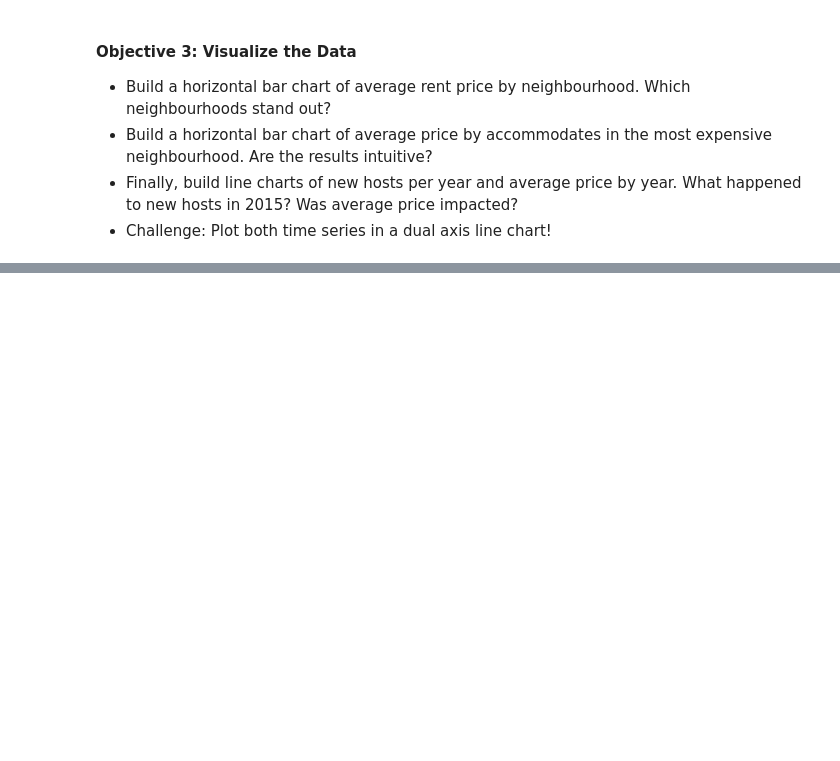
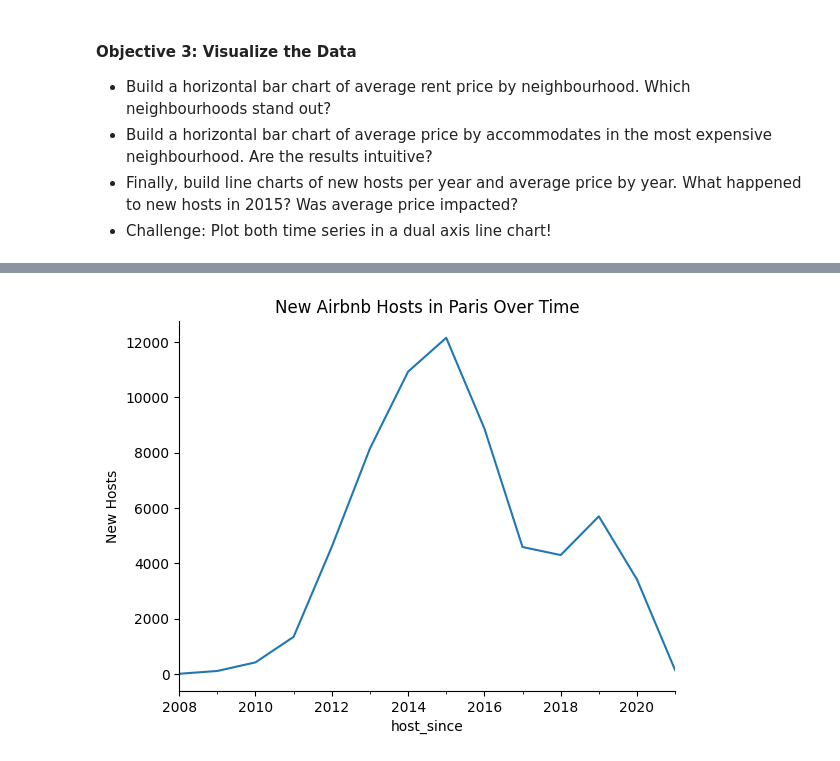
Before and after one commit to pochiman/AirBnB_Listing_Analysis, a Jupyter notebook: Python_Coursework/airbnb_analysis_starter_notebook.ipynb, the cells around one changed output, grey strips where cells are left out. Cells and saved outputs as stored; diff of their text form; code cells hidden in the pictures; blank space fills up the shorter version.

```diff
--- a/Python_Coursework/airbnb_analysis_starter_notebook.ipynb
+++ b/Python_Coursework/airbnb_analysis_starter_notebook.ipynb
@@ -196,0 +227,10 @@ paris_listings_over_time.head()
+# %%
+paris_listings_over_time["neighbourhood"].plot(
+    ylabel="New Hosts",
+    title="New Airbnb Hosts in Paris Over Time"
+
+)
+
+sns.despine()
+# %% [output]
+[figure, added]
```
Also changed, not shown: parts of 4 cells of this notebook.
